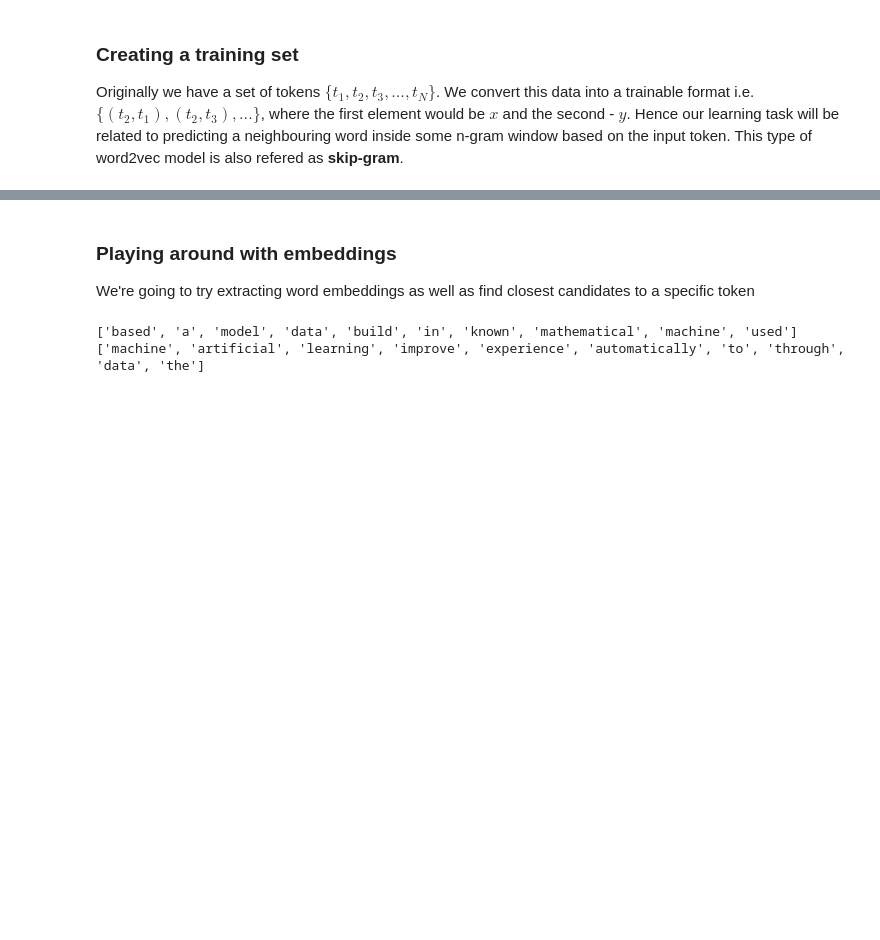
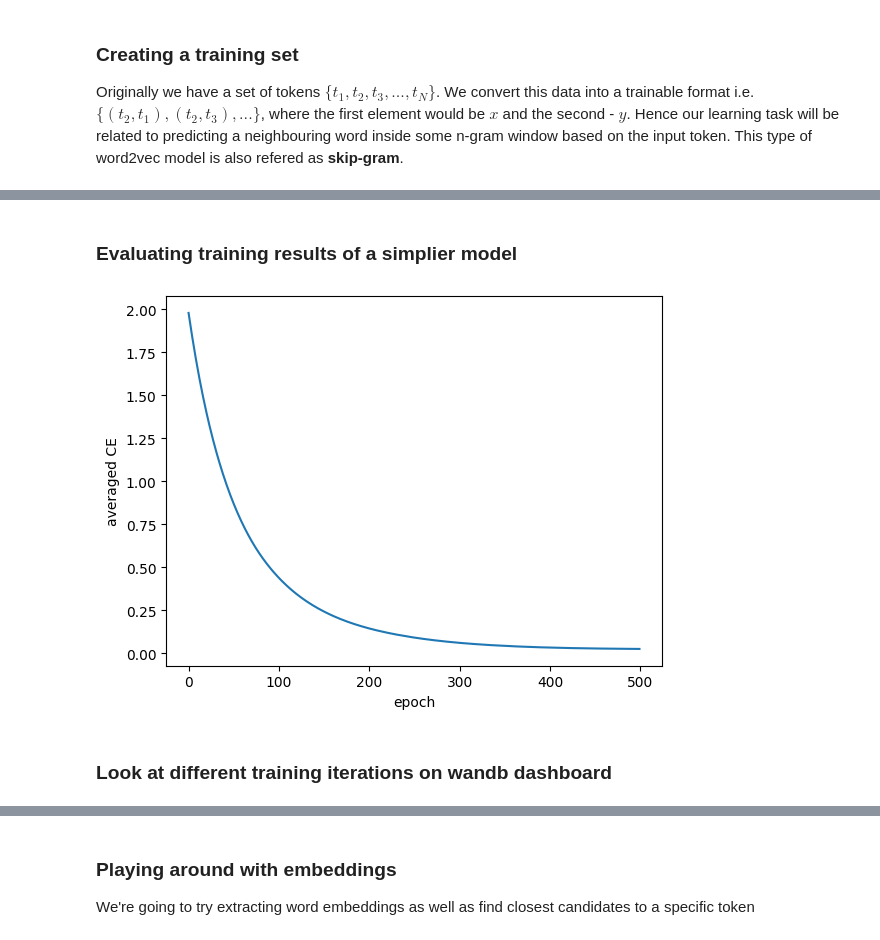
Before and after one commit to turkunov/mipt_nlp, a Jupyter notebook: word2vec_lite/theory.ipynb, the cells around one changed output, grey strips where cells are left out. Cells and saved outputs as stored; diff of their text form; code cells hidden in the pictures; blank space fills up the shorter version.

Commit message:
Updated a solution so it passes all tests
Fixed build_dict() and added a more performant torch model

```diff
--- a/word2vec_lite/theory.ipynb
+++ b/word2vec_lite/theory.ipynb
@@ -113,0 +152,3 @@ X.shape, y.shape
+# %%
+train_dl = DataLoader(train_ds, batch_size=8, shuffle=True)
+next(iter(train_dl))
@@ -331,3 +513,14 @@ fig.tight_layout()
+# %% [markdown]
+### Evaluating training results of a simplier model
+# %%
+plt.plot(list(range(config['max_epochs'])), list(map(lambda x: x.item(), av_losses)))
+plt.xlabel('epoch')
+plt.ylabel('averaged CE')
+plt.show()
+# %% [output]
+[figure, added]
+# %% [markdown]
+### Look at different training iterations on wandb dashboard
 # %%
 from IPython.display import IFrame
 
@@ -359,10 +559,3 @@ def generate_embedding(word: str, w2i: dict, model: word2vec_lite_model) -> np.n
-# %%
-token_examples = ['mathematical', 'intelligence']
-for token in token_examples:
-    print(find_closest(token, w2i, i2w, model))
-# %% [output]
-['based', 'a', 'model', 'data', 'build', 'in', 'known', 'mathematical', 'machine', 'used']
-['machine', 'artificial', 'learning', 'improve', 'experience', 'automatically', 'to', 'through', 'data', 'the']
 # %%
 def l2(x: np.ndarray, y: np.ndarray) -> float:
     return np.sum((x-y)**2)**.5
```
Also changed, not shown: parts of 23 cells of this notebook, 1 other file.
